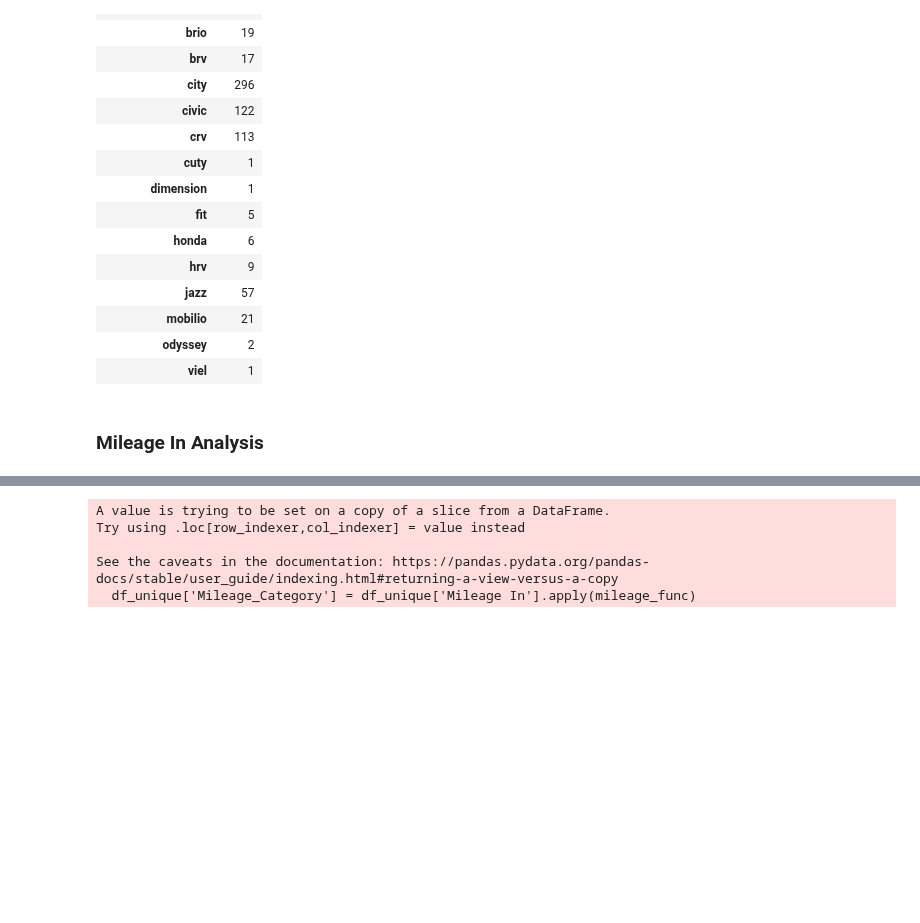
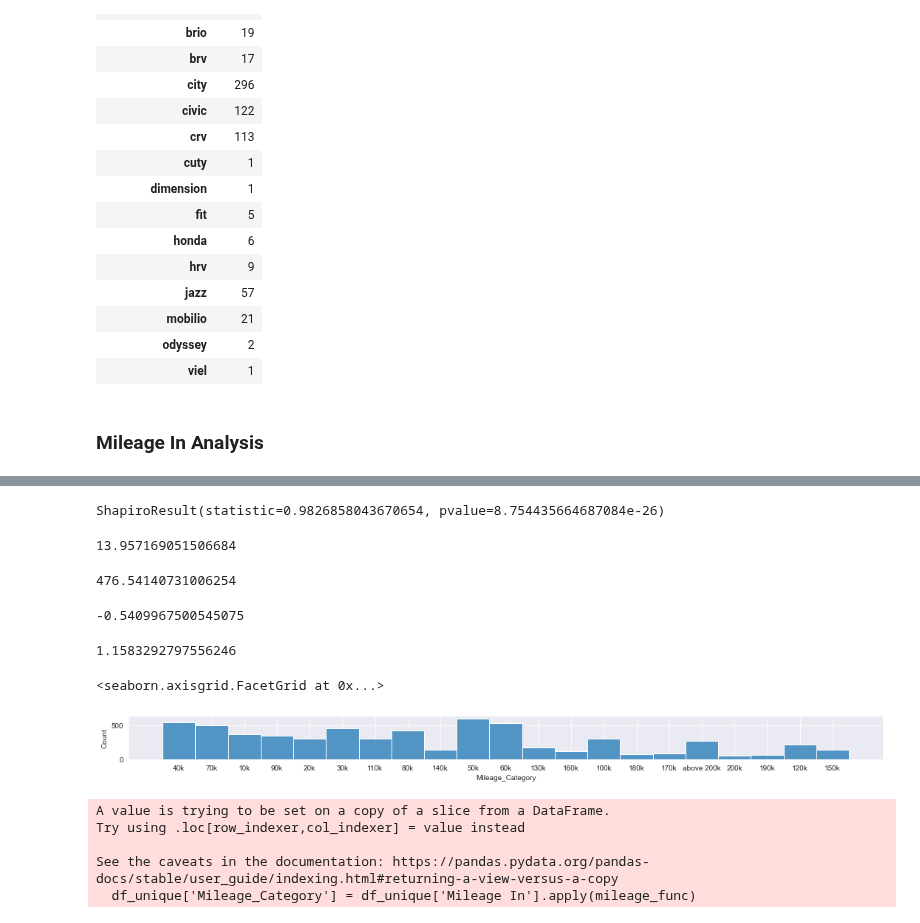
Before and after one commit to just-paul/capstone-autoserved, a Jupyter notebook: Exploratory Data Analysis/Additional EDA.ipynb, the cells around one changed output, grey strips where cells are left out. Cells and saved outputs as stored; diff of their text form; code cells hidden in the pictures; blank space fills up the shorter version.

```diff
--- a/Exploratory Data Analysis/Additional EDA.ipynb
+++ b/Exploratory Data Analysis/Additional EDA.ipynb
@@ -203,3 +254,29 @@ sns.displot(data = df, x = 'Mileage In', aspect= 1.5, height= 8)
+# %%
+from scipy import stats
+shapiro_test = stats.shapiro(df_unique['Log Mileage In'])
+shapiro_test
+# %% [output]
+ShapiroResult(statistic=0.9826858043670654, pvalue=8.754435664687084e-26)
+# %%
+# Skewness of Mileage Distribution
+df_unique['Mileage In'].skew()
+# %% [output]
+13.957169051506684
+# %%
+# Kurtosis of Mileage Distribution
+df_unique['Mileage In'].kurtosis()
+# %% [output]
+476.54140731006254
+# %%
+# Skewness of Mileage Distribution
+df_unique['Log Mileage In'].skew()
+# %% [output]
+-0.5409967500545075
+# %%
+# Kurtosis of Mileage Distribution
+df_unique['Log Mileage In'].kurtosis()
+# %% [output]
+1.1583292797556246
 # %%
 def mileage_func(x):
     if x <= 10000:
@@ -244,6 +321,11 @@ def mileage_func(x):
         return '200k'
     else:
         return 'above 200k'
+# %%
+sns.displot(data = df_unique, x = 'Mileage_Category', aspect = 10, height = 1.5)
+# %% [output]
+<seaborn.axisgrid.FacetGrid at 0x...>
+[figure, added]
 # %%
 df_unique['Mileage_Category'] = df_unique['Mileage In'].apply(mileage_func)
 df_unique['Mileage_Category'].value_counts().to_frame(name = 'Count')
```
Also changed, not shown: parts of 10 cells of this notebook, 1 other file.
